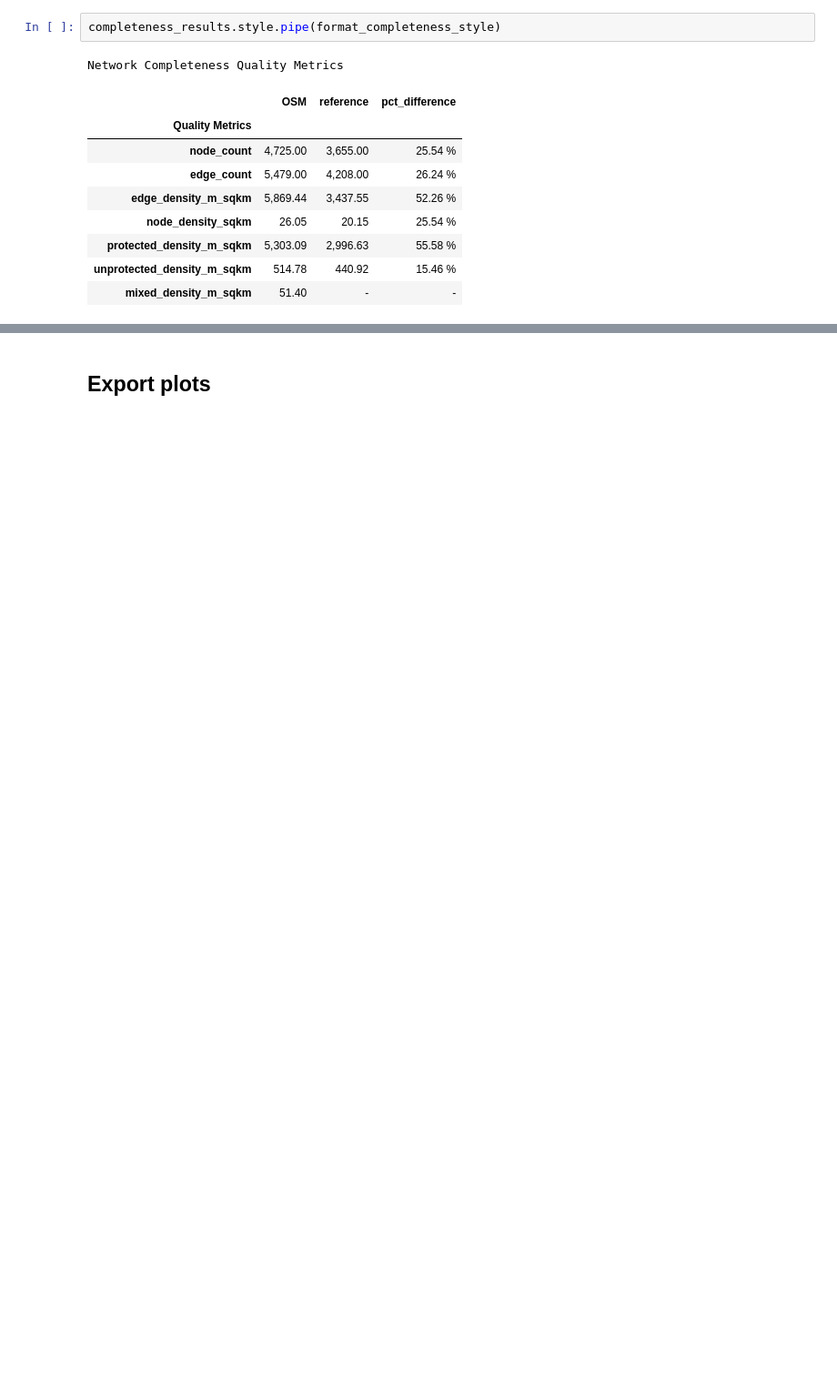
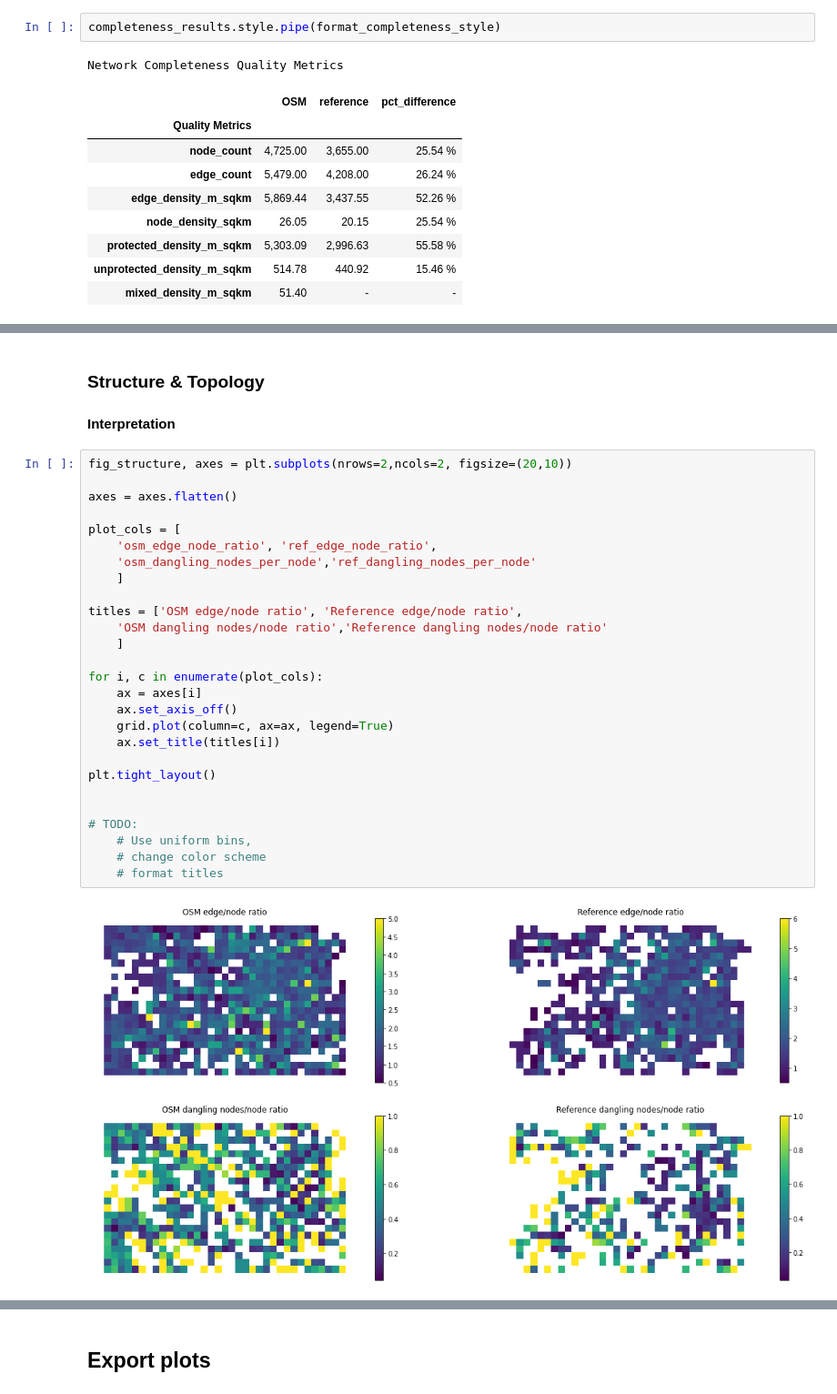
Before and after one commit to anerv/cycling_data_quality, a Jupyter notebook: scripts/03c_extrinsic_analysis_summary.ipynb, the cells around one changed output, grey strips where cells are left out. Shown at 91% size. Drawn from its saved outputs; the diff is of its cells as text; blank space fills up the shorter version.

```diff
--- a/scripts/03c_extrinsic_analysis_summary.ipynb
+++ b/scripts/03c_extrinsic_analysis_summary.ipynb
@@ -291,0 +397,33 @@ Choose between plotting values for both or plotting differences?
+# %% [markdown]
+### Structure & Topology
+
+#### Interpretation
+# %%
+fig_structure, axes = plt.subplots(nrows=2,ncols=2, figsize=(20,10))
+
+axes = axes.flatten()
+
+plot_cols = [
+    'osm_edge_node_ratio', 'ref_edge_node_ratio',
+    'osm_dangling_nodes_per_node','ref_dangling_nodes_per_node'
+    ]
+
+titles = ['OSM edge/node ratio', 'Reference edge/node ratio',
+    'OSM dangling nodes/node ratio','Reference dangling nodes/node ratio'
+    ]
+
+for i, c in enumerate(plot_cols):
+    ax = axes[i]
+    ax.set_axis_off()
+    grid.plot(column=c, ax=ax, legend=True)
+    ax.set_title(titles[i])
+
+plt.tight_layout()
+
+
+# TODO:
+    # Use uniform bins,
+    # change color scheme
+    # format titles
+# %% [output]
+[figure, added]
```
Also changed, not shown: parts of 25 cells of this notebook.
